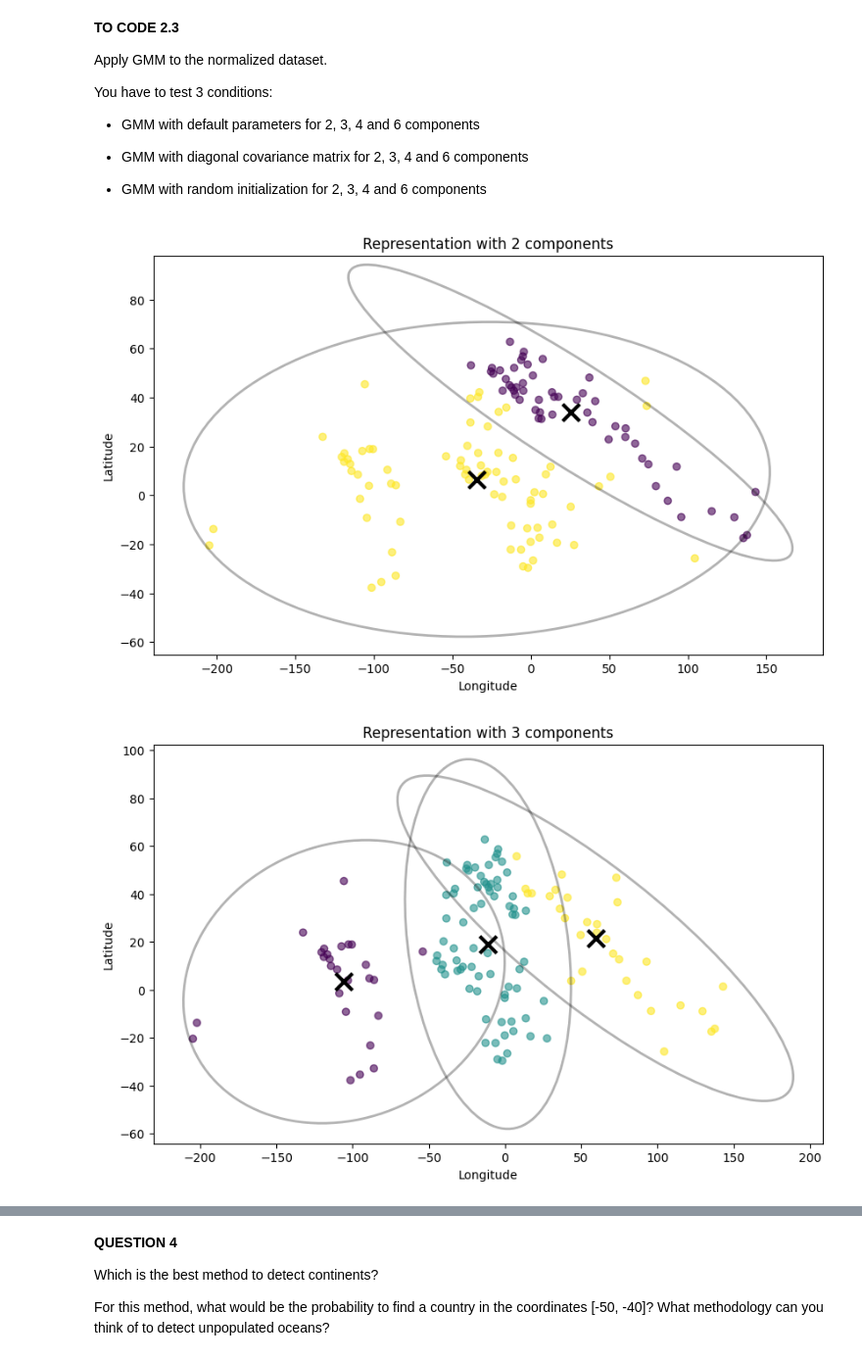
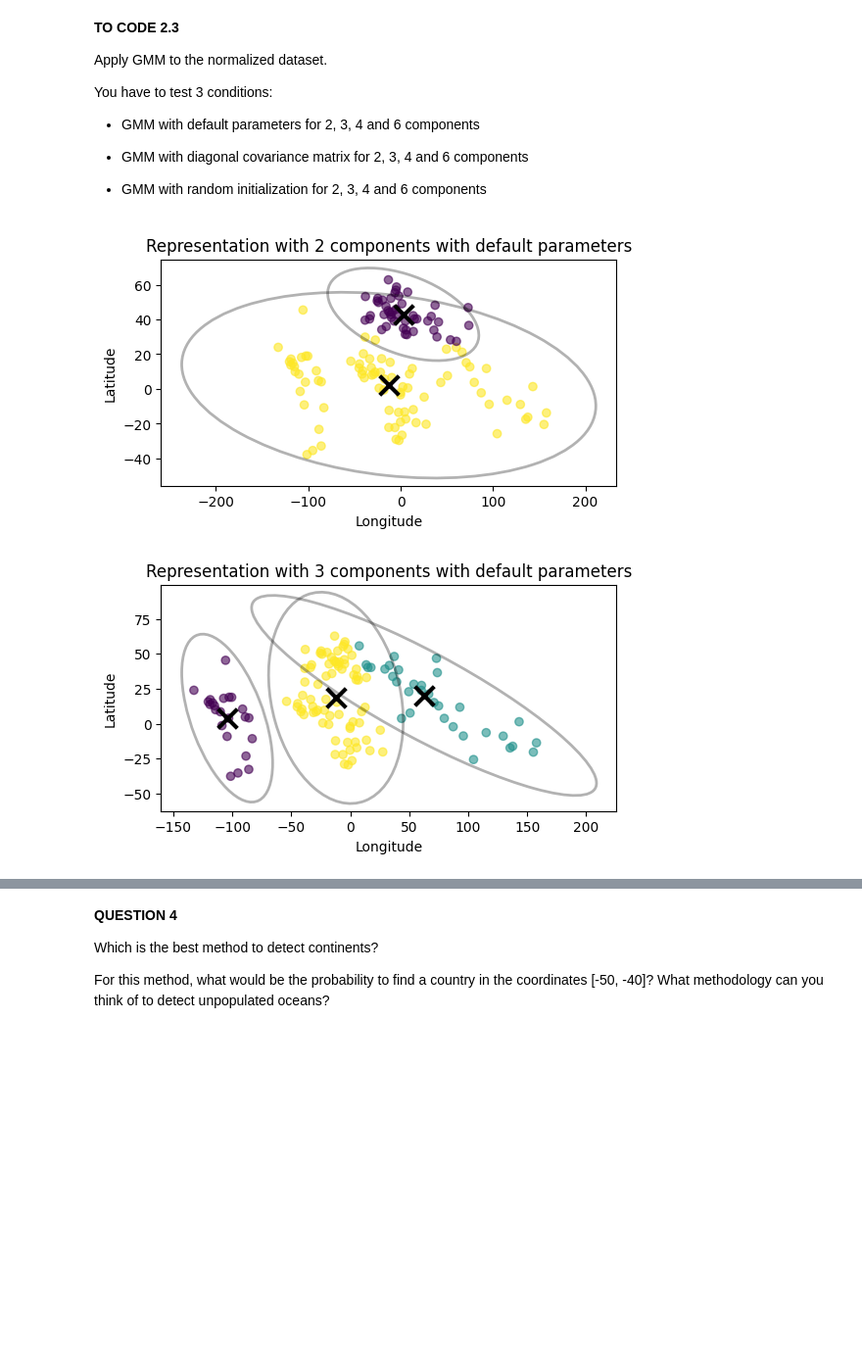
Before and after one commit to BALAKUMARKalai/TP_ML, a Jupyter notebook: TP1_Clustering.ipynb, the cells around one changed output, grey strips where cells are left out. Shown at 98% size. Drawn from its saved outputs; the diff is of its cells as text; code cells hidden in the pictures; blank space fills up the shorter version.

```diff
--- a/TP1_Clustering.ipynb
+++ b/TP1_Clustering.ipynb
@@ -138,17 +137,25 @@ The main problem with the mercator representation is the high variance for featu
 
 Displace the origin of longitude to 30° east.
 # %%
-np1_shift = np1 - 30
-df1['Longitude'] = (df1['Longitude']+180)%360 - 180
-print(df1['Longitude'][:5])
+# Recentrer les longitudes sur [-180, 180] puis décaler de 30°
+df1['Longitude'] = ((df1['Longitude']-30 + 180) % 360) - 180
 
+
+# Extraire X, Y
 df_X = df1[['Longitude', 'Latitude']]
-df_Status = df1[['Continent']]
-
-df_Y = df_Status.replace(['Africa', 'Asia', 'Europe', 'North America', 'South America', 'Seven seas', 'Oceania'], [0, 1, 2, 3, 4, 5, 6])
-np_Y = df_Y.to_numpy()
-np_Y = np_Y.reshape((np_Y.shape[0]))
+df_Y = df1['Continent'].replace(
+    ['Africa', 'Asia', 'Europe', 'North America', 'South America', 'Seven seas', 'Oceania'],
+    [0, 1, 2, 3, 4, 5, 6]
+).to_numpy()
 
 np1 = df_X.to_numpy()
-plt.scatter(np1[:,0], np1[:,1], c=np_Y, cmap=matplotlib.colors.ListedColormap(['red', 'green', 'blue', 'purple', 'yellow', 'magenta', 'cyan']))
+
+plt.scatter(df1['Longitude'], df1['Latitude'],
+            c=df_Y,
+            cmap=matplotlib.colors.ListedColormap(
+                ['red','green','blue','purple','yellow','magenta','cyan'])
+           )
+plt.xlabel("Longitude")
+plt.ylabel("Latitude")
+plt.show()
 # %% [output]
@@ -231,35 +231,34 @@ for component in n_compo:
     predictions = mel_gauss.predict(df_X)
 
     moy_gauss = mel_gauss.means_
     moy_cov = mel_gauss.covariances_
-    plt.figure(figsize=(10, 6))
+    plt.figure(figsize=(6, 3))
 
     plt.scatter(np_x[:,0], np_x[:,1], c=predictions, alpha=0.6)
 
 
     for i in range(component):
         eigenvals, eigenvecs = np.linalg.eig(moy_cov[i])
         angle = np.degrees(np.arctan2(eigenvecs[1, 0], eigenvecs[0, 0]))
 
         ellipse = patches.Ellipse(
             moy_gauss[i],
             width=2*3*np.sqrt(eigenvals[0]),
             height=2*3*np.sqrt(eigenvals[1]),
             angle=angle,
             alpha=0.3,
             fill=False,
             edgecolor='black',
             linewidth=2
         )
         plt.gca().add_patch(ellipse)
-
         plt.scatter(moy_gauss[i, 0], moy_gauss[i, 1],
                    marker='x', s=200, linewidths=3, color='black')
 
     plt.xlabel("Longitude")
     plt.ylabel("Latitude")
-    plt.title(f'Representation with {component} components')
+    plt.title(f'Representation with {component} components with default parameters')
     plt.show()
 # %% [output]
-[figure, old version]
+[figure, new version]
-[figure, old version]
+[figure, new version]
```
Also changed, not shown: parts of 25 cells of this notebook.
